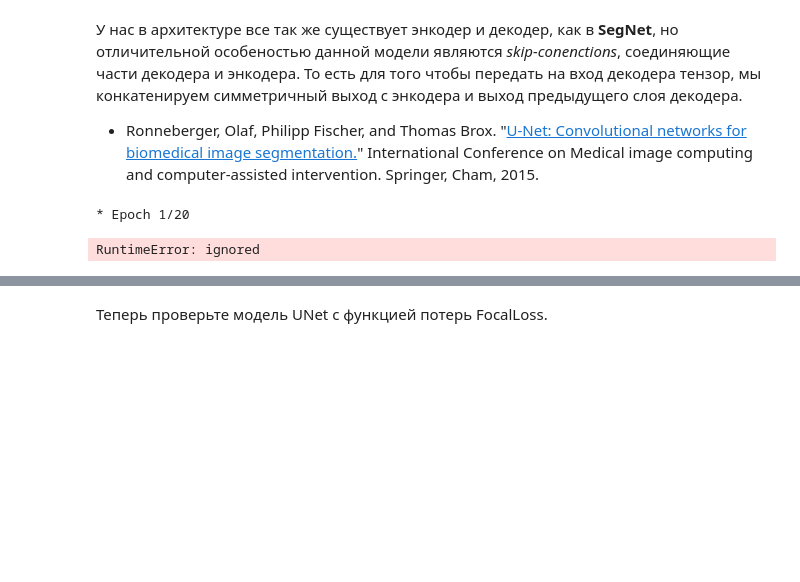
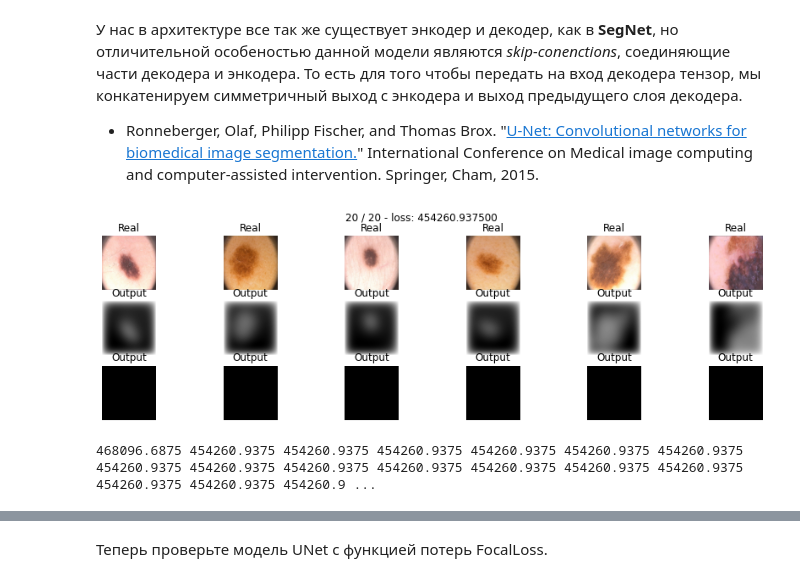
Before and after one commit to gbrs/DLS_1_2022_spring, a Jupyter notebook: 24 Домашка/[hw,basic]semantic_segmentation.ipynb, the cells around one changed output, grey strips where cells are left out. Drawn from its saved outputs; the diff is of its cells as text; code cells hidden in the pictures; blank space fills up the shorter version.

```diff
--- a/24 Домашка/[hw,basic]semantic_segmentation.ipynb
+++ b/24 Домашка/[hw,basic]semantic_segmentation.ipynb
@@ -579,12 +627,15 @@ $$\mathcal L_{focal}(y, \hat y) = -\sum_i \left[\left(1-\sigma(\hat y_i)\right)^
 # %%
 def focal_loss(y_real, y_pred, eps = 1e-8, gamma = 2):
     # hint: torch.clamp
-    '''y_pred = -((1 - F.sigmoid(y_pred))**gamma * y_real * torch.log(F.sigmoid(y_pred))
-            + (1 - y_pred) * torch.log(1 - F.sigmoid(y_pred))).sum()  # sum переполняется?
-    y_pred = torch.clamp(y_pred, 0, 65500)'''
-    y_pred = -(torch.pow((1 - F.sigmoid(y_pred)), gamma) * y_real * torch.log(F.sigmoid(y_pred))).sum()
+    ## решил, что в формуле что-то попутано. Нашел в инетах вариант
+    '''res = -((1 - F.sigmoid(y_pred))**gamma * y_real * torch.log(F.sigmoid(y_pred))
+            + (1 - y_pred) * torch.log(1 - F.sigmoid(y_pred))).sum()  # sum переполняется?'''
+    alpha = 1  ## решил сделать просто
+    bce = bce_loss(y_real, y_pred)
+    pt = torch.exp(-bce)
+    res = alpha * torch.pow((1 - pt), gamma) * bce
     ## что здесь надо было делать?
     ## зачем нужно использовать torch.clamp? Только для второго варианта формулы?
-    return y_pred  ## your_loss
+    return res  ## your_loss
 # %%
 model_focal = SegNet().to(device)
@@ -718,8 +770,10 @@ class UNet(nn.Module):
         return d3
 # %%
 unet_model_bce = UNet().to(device)
+optimaizer = torch.optim.Adam(unet_model_bce.parameters())
-# %%
-train(unet_model_bce, torch.optim.Adam(unet_model_bce.parameters()), bce_loss, 20, data_tr, data_val)
-# %% [output]
-* Epoch 1/20
-RuntimeError: ignored
+# %%
+max_epochs = 20
+train(unet_model_bce, optimaizer, bce_loss, max_epochs, data_tr, data_val)
+# %% [output]
+[figure, added]
+468096.6875 454260.9375 454260.9375 454260.9375 454260.9375 454260.9375 454260.9375 454260.9375 454260.9375 454260.9375 454260.9375 454260.9375 454260.9375 454260.9375 454260.9375 454260.9375 454260.9 ...
```
Also changed, not shown: parts of 47 cells of this notebook.
